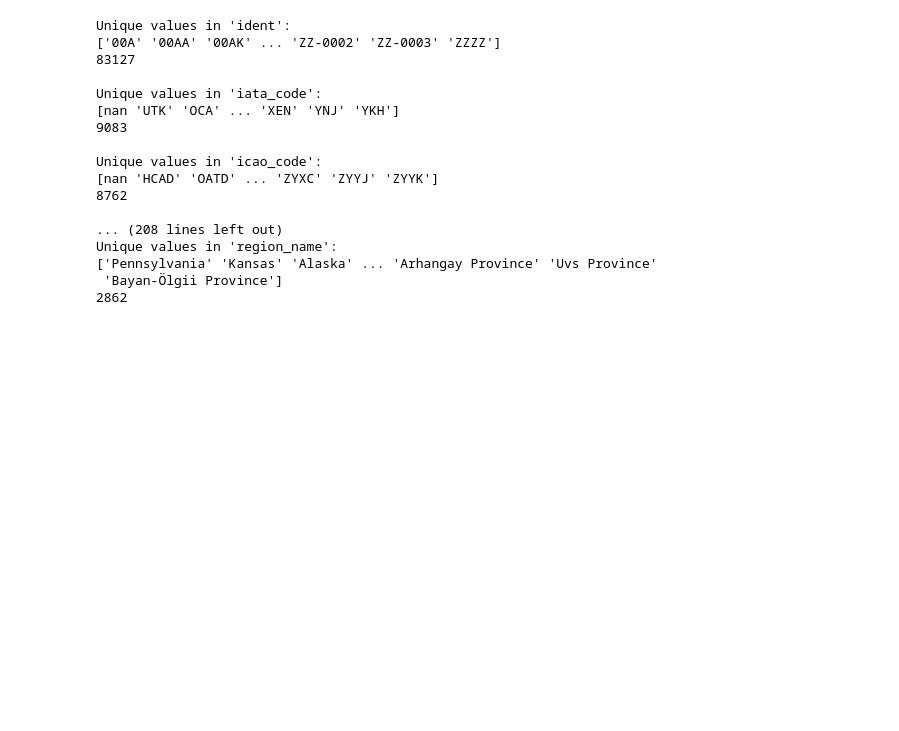
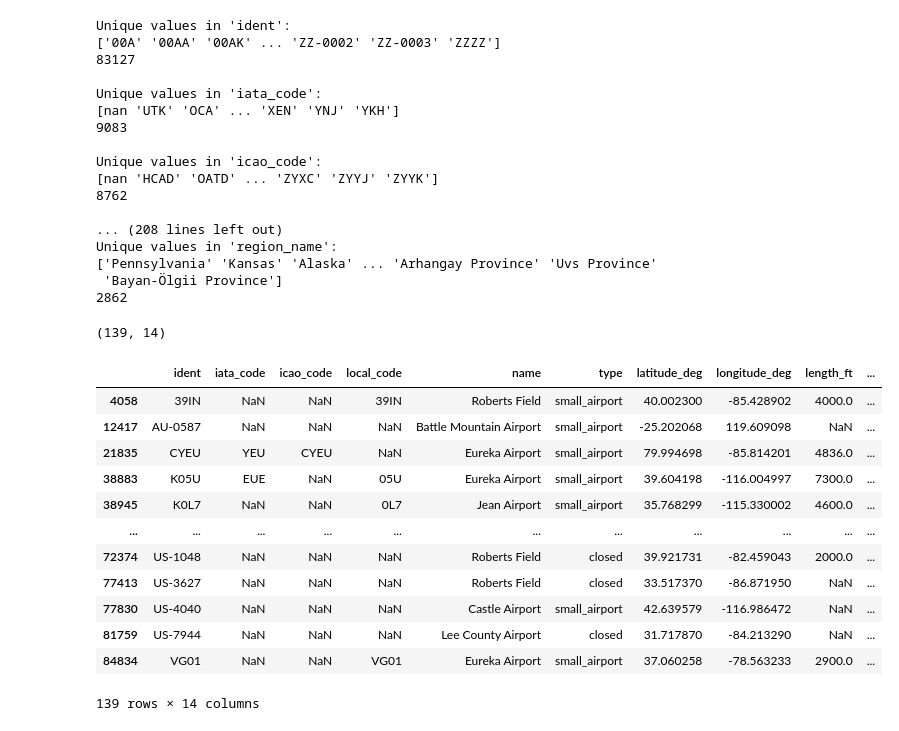
Before and after one commit to MattVu123/us_wildfire, a Jupyter notebook: processing/airport_data_processing.ipynb, the cells around one changed output. Drawn from its saved outputs; the diff is of its cells as text; code cells hidden in the pictures; blank space fills up the shorter version.

Commit message:
include airtanker bases

```diff
--- a/processing/airport_data_processing.ipynb
+++ b/processing/airport_data_processing.ipynb
@@ -286,6 +298,62 @@ Unique values in 'region_name':
 ['Pennsylvania' 'Kansas' 'Alaska' ... 'Arhangay Province' 'Uvs Province'
  'Bayan-Ölgii Province']
 2862
+# %%
+# flag airports that are considered Airtanker Bases
+# according to https://ftp.wildfire.gov/public/incident_specific_data/n_rockies/IncidentAviationManagers/AirTanker-Retardant/pms507-ATB-directory2018.pdf
+# Open the PDF file
+pdf_path = "../data/raw_data/pms507-ATB-directory2018.pdf"
+
+# list to hold extracted airport names
+airtanker_base_names = []
+
+# Extract normalized names from the PDF
+with pdfplumber.open(pdf_path) as pdf:
+    for page in pdf.pages:
+        text = page.extract_text()
+        if text:
+            # Match line like "San Bernardino International Airport–Elevation: 1,159’"
+            match = re.search(r"^(.*?)–Elevation", text, re.MULTILINE)
+            if match:
+                name = match.group(1).strip().lower()  # Normalize to lowercase and strip
+                airtanker_base_names.append(name)
+
+
+# Deduplicate
+airtanker_base_names = set(airtanker_base_names)
+
+# reassign
+filtered = airports_joined.copy()
+
+# Normalize and flag based on cleaned name
+def is_airtanker_base_by_name(row):
+    name = str(row['name']).strip().lower()
+    return name in airtanker_base_names
+
+# add airtanker base flag
+filtered['airtanker_base'] = filtered.apply(is_airtanker_base_by_name, axis=1)
+
+# Keep a copy of all airtanker base rows before any filtering
+airtanker_bases = filtered[filtered['airtanker_base'] == 1].copy()
+airtanker_bases.shape
+# %% [output]
+(139, 14)
+# %%
+airtanker_bases
+# %% [output]
+|  | ident | iata_code | icao_code | local_code | name | type | latitude_deg | longitude_deg | length_ft | ... |
+| 4058 | 39IN | NaN | NaN | 39IN | Roberts Field | small_airport | 40.002300 | -85.428902 | 4000.0 | ... |
+| 12417 | AU-0587 | NaN | NaN | NaN | Battle Mountain Airport | small_airport | -25.202068 | 119.609098 | NaN | ... |
+| 21835 | CYEU | YEU | CYEU | NaN | Eureka Airport | small_airport | 79.994698 | -85.814201 | 4836.0 | ... |
+| 38883 | K05U | EUE | NaN | 05U | Eureka Airport | small_airport | 39.604198 | -116.004997 | 7300.0 | ... |
+| 38945 | K0L7 | NaN | NaN | 0L7 | Jean Airport | small_airport | 35.768299 | -115.330002 | 4600.0 | ... |
+| ... | ... | ... | ... | ... | ... | ... | ... | ... | ... | ... |
+| 72374 | US-1048 | NaN | NaN | NaN | Roberts Field | closed | 39.921731 | -82.459043 | 2000.0 | ... |
+| 77413 | US-3627 | NaN | NaN | NaN | Roberts Field | closed | 33.517370 | -86.871950 | NaN | ... |
+| 77830 | US-4040 | NaN | NaN | NaN | Castle Airport | small_airport | 42.639579 | -116.986472 | NaN | ... |
+| 81759 | US-7944 | NaN | NaN | NaN | Lee County Airport | closed | 31.717870 | -84.213290 | NaN | ... |
+| 84834 | VG01 | NaN | NaN | VG01 | Eureka Airport | small_airport | 37.060258 | -78.563233 | 2900.0 | ... |
+139 rows × 14 columns
 # %%
 # Filter for valid airport types
 valid_types = ['large_airport', 'medium_airport', 'small_airport']
```
Also changed, not shown: parts of 15 cells of this notebook.
